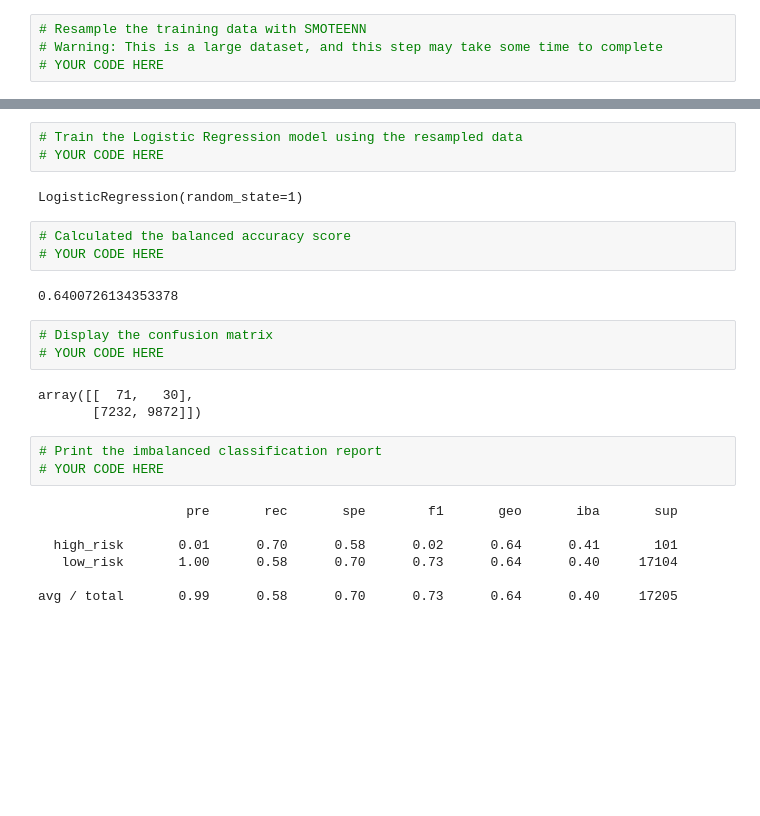
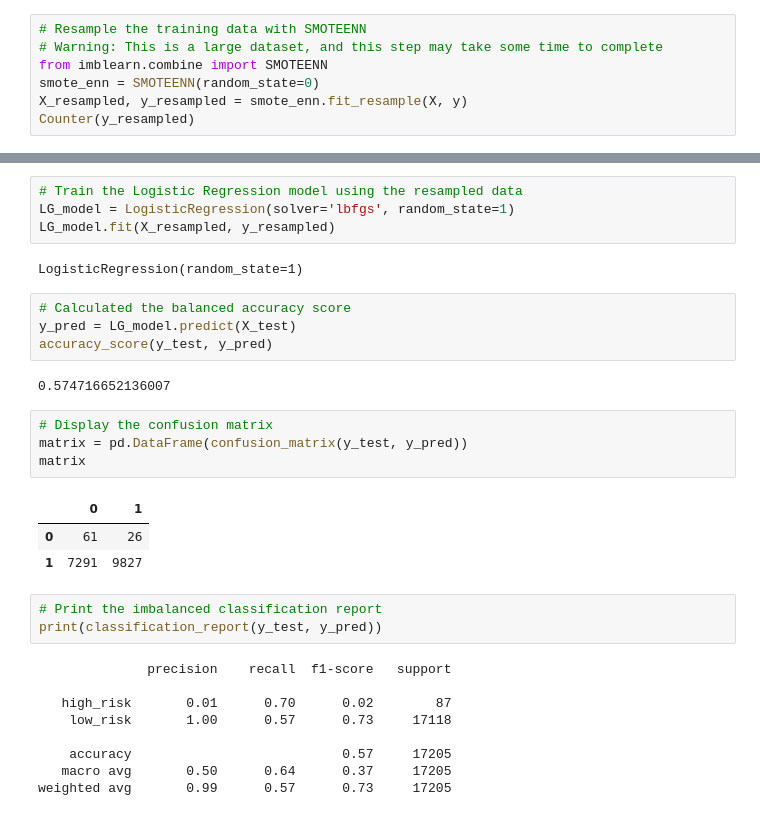
Before and after one commit to conradchelsea/Credit_Risk_Analysis, a Jupyter notebook: credit_risk_resampling.ipynb, the cells around one changed output, grey strips where cells are left out. Drawn from its saved outputs; the diff is of its cells as text; blank space fills up the shorter version.

```diff
--- a/credit_risk_resampling.ipynb
+++ b/credit_risk_resampling.ipynb
@@ -295,5 +314,8 @@ Note: Use a random state of 1 for each sampling algorithm to ensure consistency
 # %%
 # Resample the training data with SMOTEENN
 # Warning: This is a large dataset, and this step may take some time to complete
-# YOUR CODE HERE
+from imblearn.combine import SMOTEENN
+smote_enn = SMOTEENN(random_state=0)
+X_resampled, y_resampled = smote_enn.fit_resample(X, y)
+Counter(y_resampled)
 # %% [output]
@@ -301,26 +323,32 @@ Counter({'loan_status': 1})
 # %%
 # Train the Logistic Regression model using the resampled data
-# YOUR CODE HERE
+LG_model = LogisticRegression(solver='lbfgs', random_state=1)
+LG_model.fit(X_resampled, y_resampled)
 # %% [output]
 LogisticRegression(random_state=1)
 # %%
 # Calculated the balanced accuracy score
-# YOUR CODE HERE
+y_pred = LG_model.predict(X_test)
+accuracy_score(y_test, y_pred)
 # %% [output]
-0.6400726134353378
+0.574716652136007
 # %%
 # Display the confusion matrix
-# YOUR CODE HERE
+matrix = pd.DataFrame(confusion_matrix(y_test, y_pred))
+matrix
 # %% [output]
-array([[  71,   30],
-       [7232, 9872]])
+|  | 0 | 1 |
+| 0 | 61 | 26 |
+| 1 | 7291 | 9827 |
 # %%
 # Print the imbalanced classification report
-# YOUR CODE HERE
+print(classification_report(y_test, y_pred))
 # %% [output]
-                   pre       rec       spe        f1       geo       iba       sup
+              precision    recall  f1-score   support
 
-  high_risk       0.01      0.70      0.58      0.02      0.64      0.41       101
-   low_risk       1.00      0.58      0.70      0.73      0.64      0.40     17104
+   high_risk       0.01      0.70      0.02        87
+    low_risk       1.00      0.57      0.73     17118
 
-avg / total       0.99      0.58      0.70      0.73      0.64      0.40     17205
+    accuracy                           0.57     17205
+   macro avg       0.50      0.64      0.37     17205
+weighted avg       0.99      0.57      0.73     17205
```
Also changed, not shown: parts of 12 cells of this notebook.
